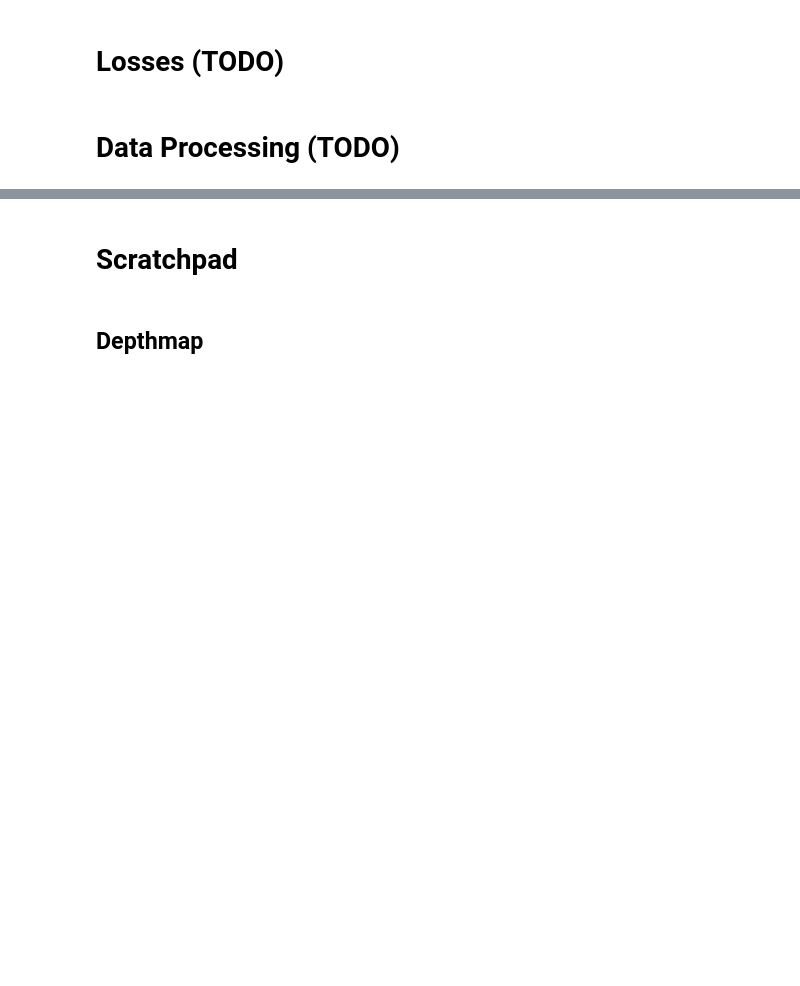
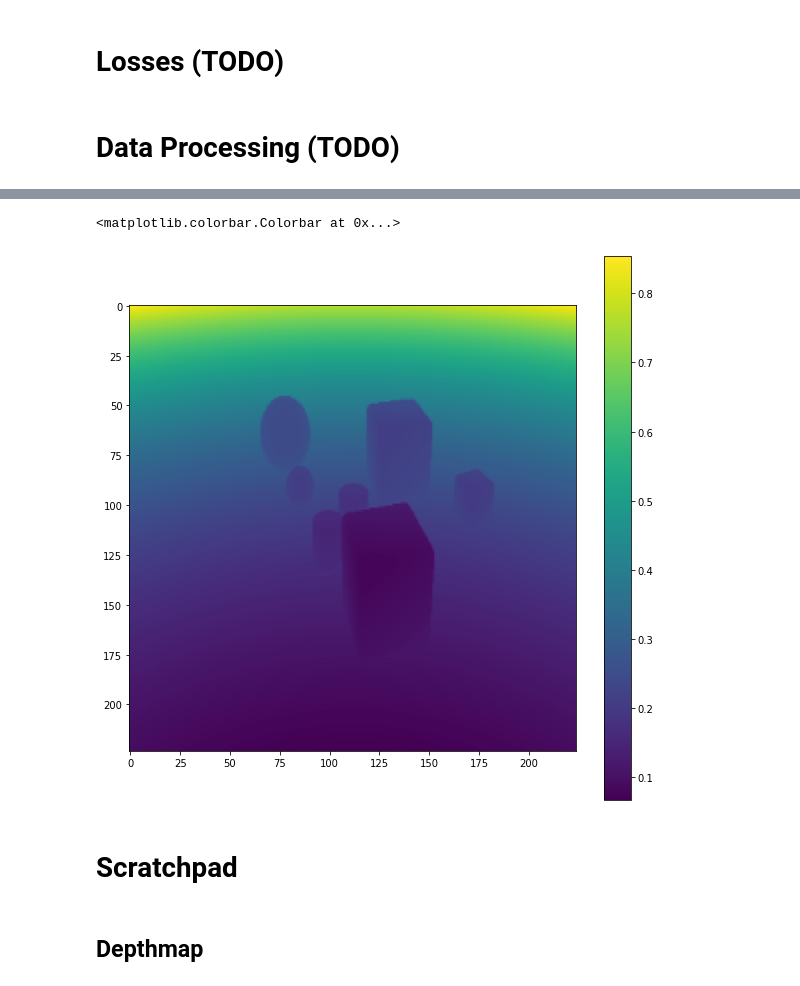
Before and after one commit to sebamenabar/CLEVR-Midlevel-Reps, a Jupyter notebook: nbs/everything.ipynb, the cells around one changed output, grey strips where cells are left out. Saved outputs shown, nothing was run; the diff lists cells and outputs as text; code cells hidden in the pictures; blank space fills up the shorter version.

```diff
--- a/nbs/everything.ipynb
+++ b/nbs/everything.ipynb
@@ -716,3 +742,10 @@ dataset[0]
+# %%
+fig, ax = plt.subplots(figsize=(10, 10))
+sthing = ax.imshow(resize(data.depths, (224, 224)))
+plt.colorbar(sthing)
+# %% [output]
+<matplotlib.colorbar.Colorbar at 0x...>
+[figure, added]
 # %% [markdown]
 # Scratchpad
 # %% [markdown]
```
Also changed, not shown: parts of 12 cells of this notebook.
